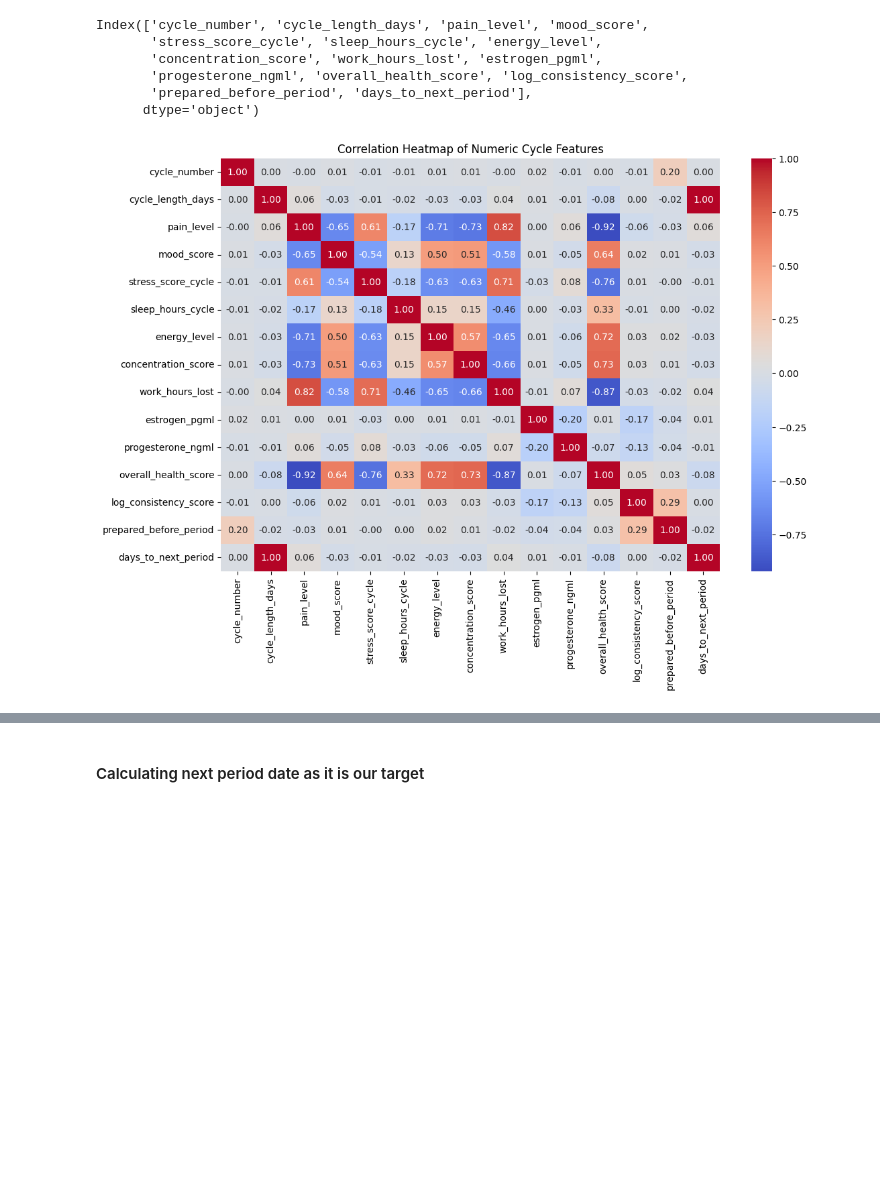
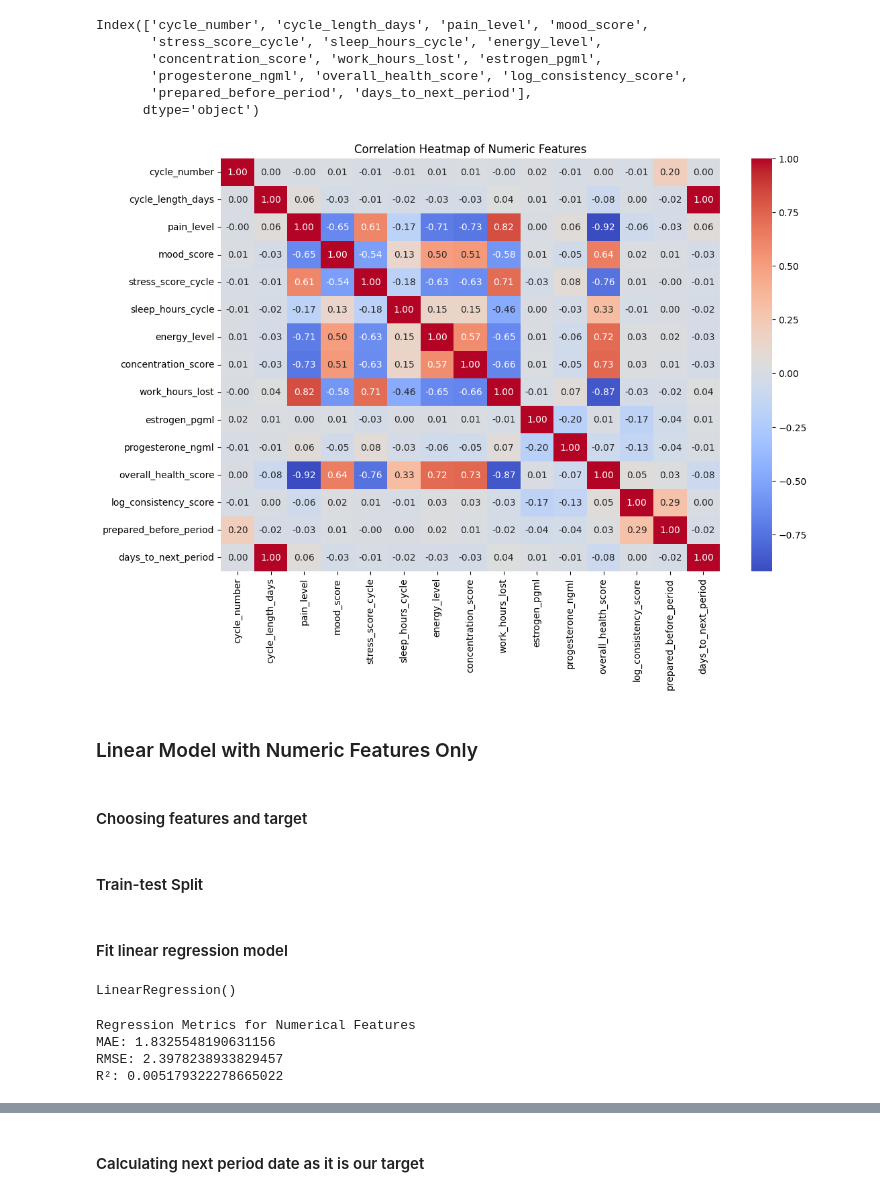
Before and after one commit to sushmitamalakar10/data-science-projects, a Jupyter notebook: Menstrual Cycle Tracker/menstrual_cycle.ipynb, the cells around one changed output, grey strips where cells are left out. Saved outputs shown, nothing was run; the diff lists cells and outputs as text; code cells hidden in the pictures; blank space fills up the shorter version.

Commit message:
Linear Regression using only Numerical features

```diff
--- a/Menstrual Cycle Tracker/menstrual_cycle.ipynb
+++ b/Menstrual Cycle Tracker/menstrual_cycle.ipynb
@@ -397,9 +400,13 @@ Index(['cycle_number', 'cycle_length_days', 'pain_level', 'mood_score',
 # %%
 corr = period_df[numerical_cols_list].corr()
 
 plt.figure(figsize=(12, 8))
 sns.heatmap(corr, annot=True, cmap='coolwarm',  fmt='.2f')
-plt.title('Correlation Heatmap of Numeric Cycle Features')
+plt.title('Correlation Heatmap of Numeric Features')
 plt.show()
 # %% [output]
-[figure, old version]
+[figure, new version]
+# %% [markdown]
+### Linear Model with Numeric Features Only
+# %% [markdown]
+#### Choosing features and target
@@ -405,0 +418,2 @@ plt.show()
+# %% [markdown]
+#### Train-test Split
@@ -405,0 +422,7 @@ plt.show()
+# %% [markdown]
+#### Fit linear regression model
+# %%
+model_num = LinearRegression()
+model_num.fit(X_train, y_train)
+# %% [output]
+LinearRegression()
@@ -405,0 +431,13 @@ plt.show()
+# %%
+mae = mean_absolute_error(y_test, y_pred)
+rmse = np.sqrt(mean_squared_error(y_test, y_pred))
+r2 = r2_score(y_test, y_pred)
+print("Regression Metrics for Numerical Features")
+print("MAE:", mae)
+print("RMSE:", rmse)
+print("R²:", r2)
+# %% [output]
+Regression Metrics for Numerical Features
+MAE: 1.8325548190631156
+RMSE: 2.3978238933829457
+R²: 0.005179322278665022
```
Also changed, not shown: parts of 10 cells of this notebook.
